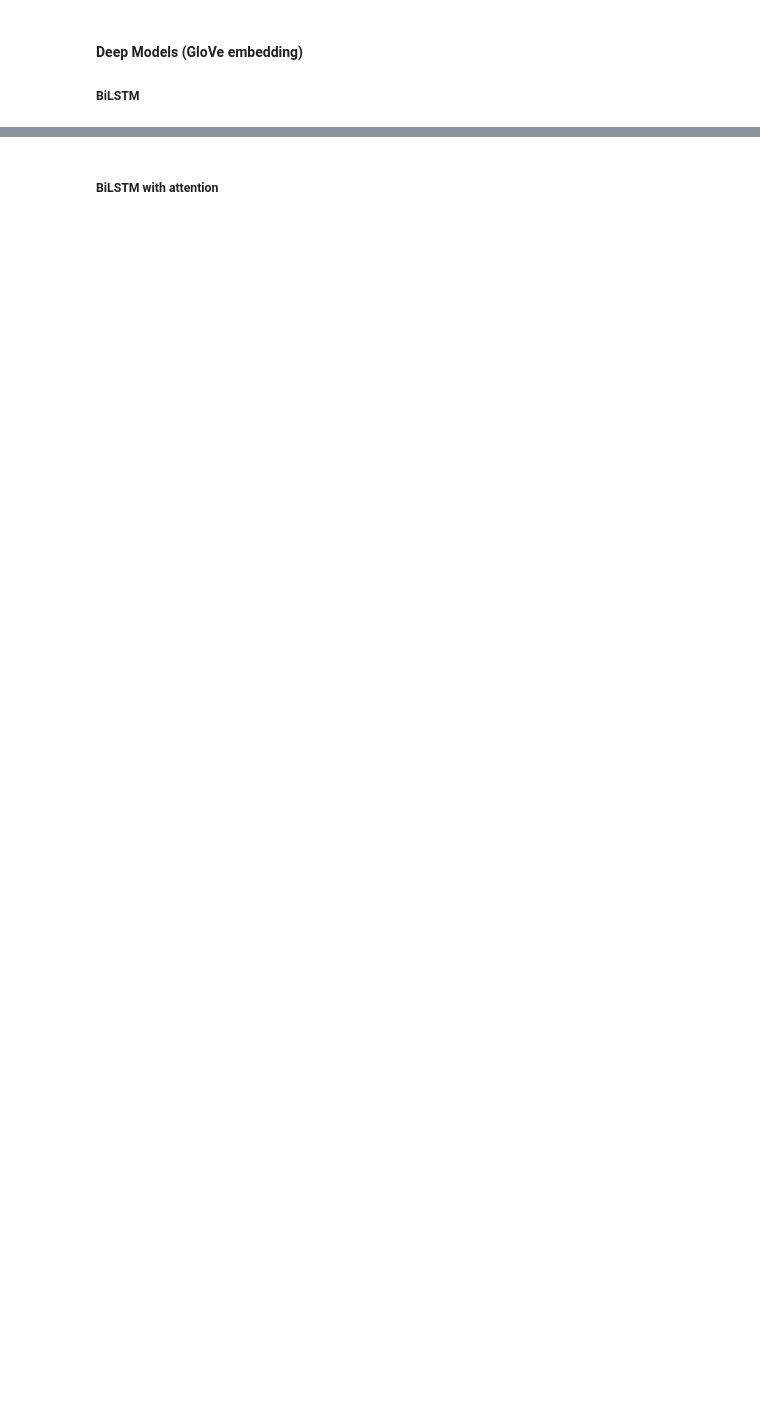
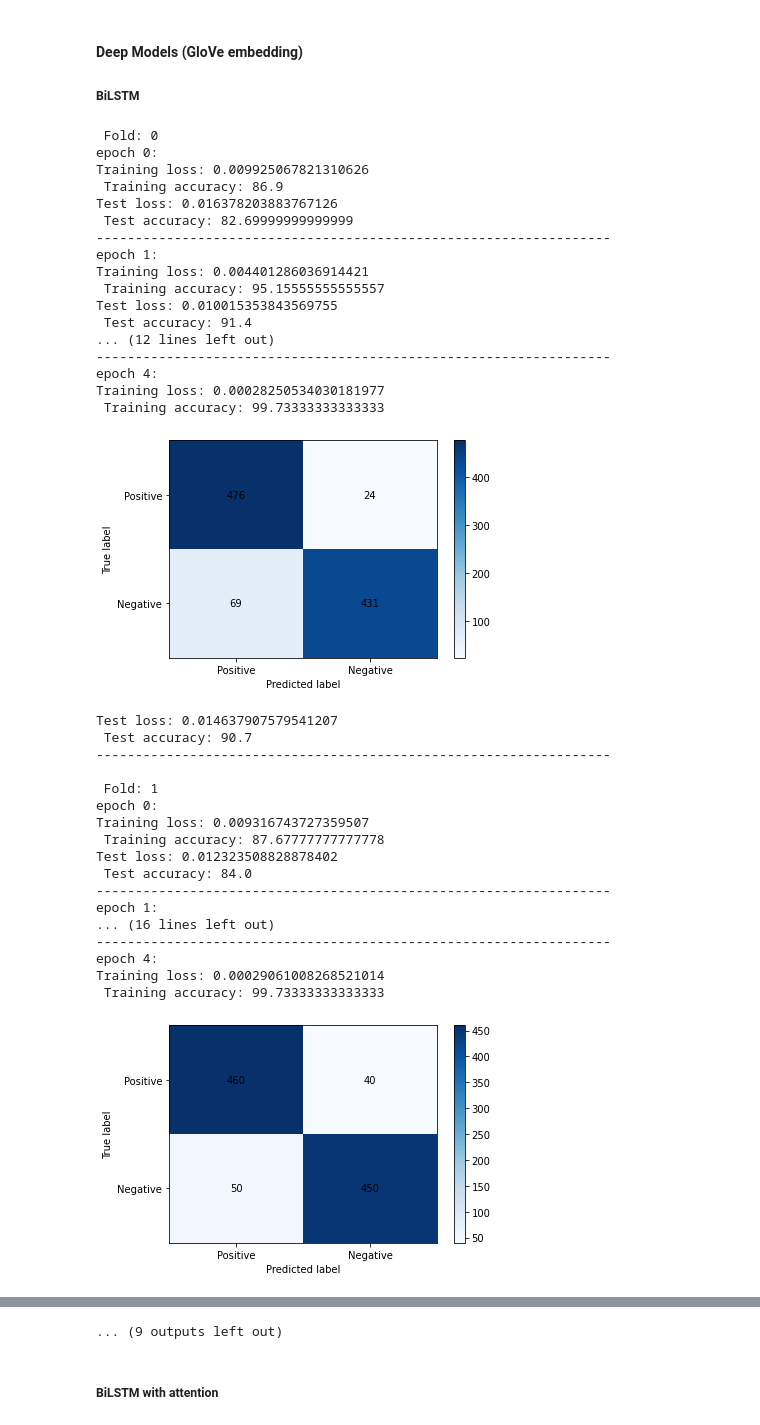
Before and after one commit to Zinni98/Sentiment-analysis-project, a Jupyter notebook: project.ipynb, the cells around one changed output, grey strips where cells are left out. Cells and saved outputs as stored; diff of their text form; code cells hidden in the pictures; blank space fills up the shorter version.

```diff
--- a/project.ipynb
+++ b/project.ipynb
@@ -2257,5 +2489,43 @@ mean, std = main_cross_validation(main, subj_dataset, subj_embedding_matrix, col
 #### Deep Models (GloVe embedding)
 ##### BiLSTM
 # %%
-subj_embedding_matrix = subj_corpus.get_embedding_matrix(fast_text, 300)
-mean, std = main_cross_validation(main_LSTM, subj_dataset, subj_embedding_matrix, collate, epochs = 10, batch_size=32)
+subj_embedding_matrix = subj_corpus.get_embedding_matrix(global_vectors, 300)
+mean, std = main_cross_validation(main_LSTM, subj_dataset, subj_embedding_matrix, collate, epochs = 5, batch_size=32)
+print(f"Folds statistics:\n----------------\n - mean: {mean} \n - standard deviation: {std}")
+# %% [output]
+ Fold: 0
+epoch 0:
+Training loss: 0.009925067821310626
+ Training accuracy: 86.9
+Test loss: 0.016378203883767126
+ Test accuracy: 82.69999999999999
+------------------------------------------------------------------
+epoch 1:
+Training loss: 0.004401286036914421
+ Training accuracy: 95.15555555555557
+Test loss: 0.010015353843569755
+ Test accuracy: 91.4
+... (12 lines left out)
+------------------------------------------------------------------
+epoch 4:
+Training loss: 0.00028250534030181977
+ Training accuracy: 99.73333333333333
+[figure, added]
+Test loss: 0.014637907579541207
+ Test accuracy: 90.7
+------------------------------------------------------------------
+
+ Fold: 1
+epoch 0:
+Training loss: 0.009316743727359507
+ Training accuracy: 87.67777777777778
+Test loss: 0.012323508828878402
+ Test accuracy: 84.0
+------------------------------------------------------------------
+epoch 1:
+... (16 lines left out)
+------------------------------------------------------------------
+epoch 4:
+Training loss: 0.00029061008268521014
+ Training accuracy: 99.73333333333333
+[figure, added]
@@ -2262,3 +2604,4 @@ mean, std = main_cross_validation(main_LSTM, subj_dataset, subj_embedding_matrix
+... (9 outputs left out)
 # %% [markdown]
 ##### BiLSTM with attention
 # %%
```
Also changed, not shown: parts of 31 cells of this notebook.
